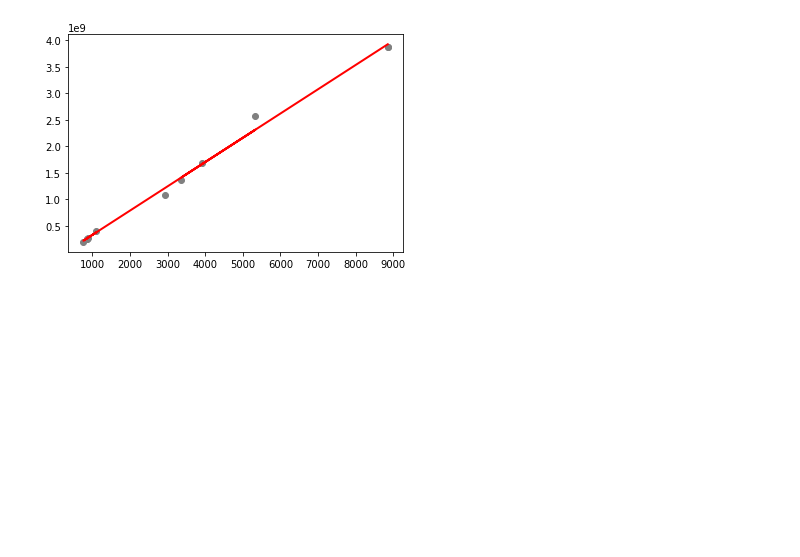
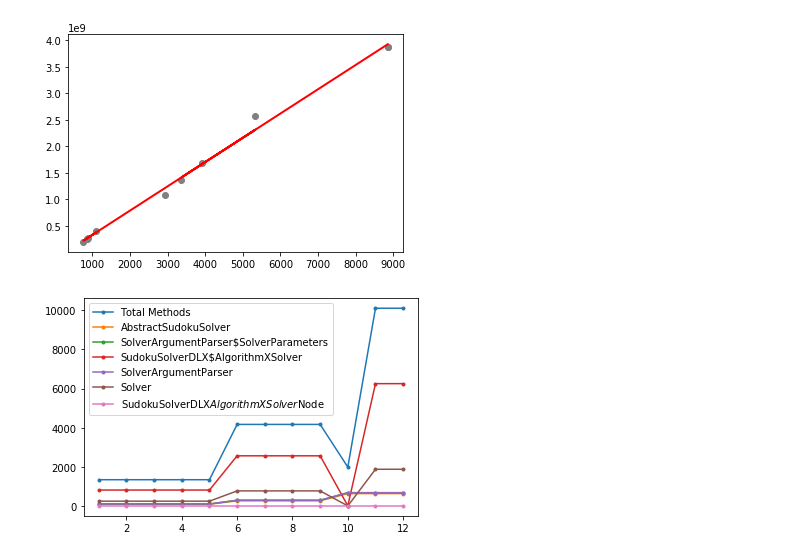
Before and after one commit to Am4teur/CNVproj, a Jupyter notebook: metrics/Small Metric Study.ipynb, the cells around one changed output. Drawn from its saved outputs; the diff is of its cells as text; code cells hidden in the pictures; blank space fills up the shorter version.

Commit message:
individual methods classes analysis

```diff
--- a/metrics/Small Metric Study.ipynb
+++ b/metrics/Small Metric Study.ipynb
@@ -3,9 +3,9 @@ import os
 import numpy as np
 # %%
 # file_paths=["./BD_ICount_DLX.txt","./BD_ICount_CP.txt","./BD_ICount_BFS.txt"][2:3]
-# file_paths=["BD_StatLS_BFS.txt","./BD_ICount_BFS.txt","BD_StatBranch_BFS.txt","BD_Methods_BFS.txt"]
-# file_paths=["BD_StatLS_DLX.txt","./BD_ICount_DLX.txt","BD_StatBranch_DLX.txt","BD_Methods_DLX.txt"]
-file_paths=["BD_StatLS_CP.txt","./BD_ICount_CP.txt","BD_StatBranch_CP.txt","BD_Methods_CP.txt"]
+# file_paths=["BD_StatLS_BFS.txt","./BD_ICount_BFS.txt","BD_StatBranch_BFS.txt","BD_Methods_BFS.txt",'BFS_methods_classes.txt']
+# file_paths=["BD_StatLS_DLX.txt","./BD_ICount_DLX.txt","BD_StatBranch_DLX.txt","BD_Methods_DLX.txt",'DLX_methods_classes.txt']
+file_paths=["BD_StatLS_CP.txt","./BD_ICount_CP.txt","BD_StatBranch_CP.txt","BD_Methods_CP.txt",'CP_methods_classes.txt']
 # file_paths=["BD_StatLS_CP.txt","./BD_ICount_CP.txt","BD_StatBranch_CP.txt","BD_StatLS_BFS.txt","./BD_ICount_BFS.txt","BD_StatBranch_BFS.txt","BD_StatLS_DLX.txt","./BD_ICount_DLX.txt","BD_StatBranch_DLX.txt",]
 # %%
 lines=[]
@@ -177,0 +221,3 @@ plt.show()
+# %%
+path='DLX_methods_classes.txt'
+methods_classes=get_array_classes([path])
@@ -177,0 +228,8 @@ plt.show()
+# %%
+for k, v in methods_classes.items():
+    plt.plot(range(1, len(v) + 1), v, '.-', label=k)
+
+plt.legend()
+plt.show()
+# %% [output]
+[figure, added]
```
Also changed, not shown: parts of 17 cells of this notebook, 5 other files.
